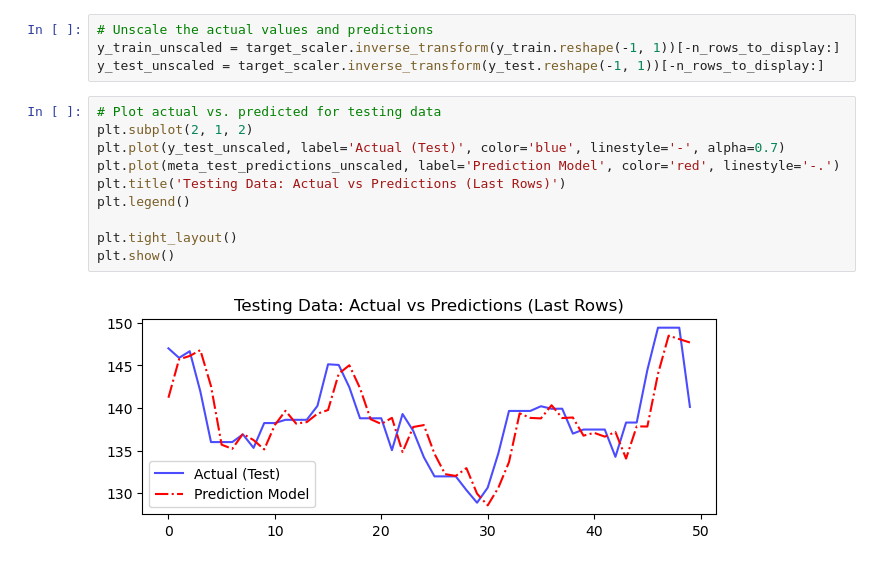
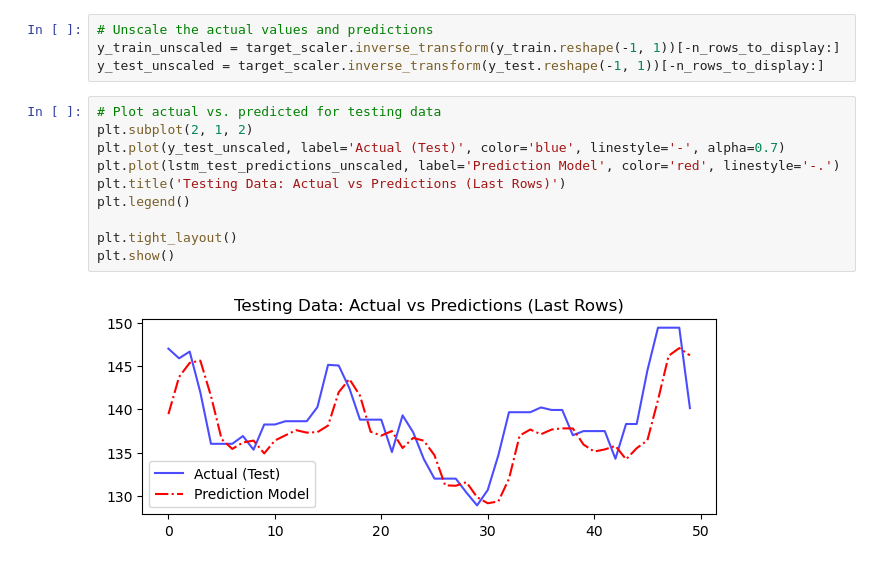
Before and after one commit to Tykher/Stock_Prediction, a Jupyter notebook: Modelling.ipynb, the cells around one changed output. Cells and saved outputs as stored; diff of their text form.

```diff
--- a/Modelling.ipynb
+++ b/Modelling.ipynb
@@ -912,12 +912,12 @@ y_test_unscaled = target_scaler.inverse_transform(y_test.reshape(-1, 1))[-n_rows
 # %%
 # Plot actual vs. predicted for testing data
 plt.subplot(2, 1, 2)
 plt.plot(y_test_unscaled, label='Actual (Test)', color='blue', linestyle='-', alpha=0.7)
-plt.plot(meta_test_predictions_unscaled, label='Prediction Model', color='red', linestyle='-.')
+plt.plot(lstm_test_predictions_unscaled, label='Prediction Model', color='red', linestyle='-.')
 plt.title('Testing Data: Actual vs Predictions (Last Rows)')
 plt.legend()
 
 plt.tight_layout()
 plt.show()
 # %% [output]
-[figure, old version]
+[figure, new version]
```
Also changed, not shown: parts of 26 cells of this notebook.
